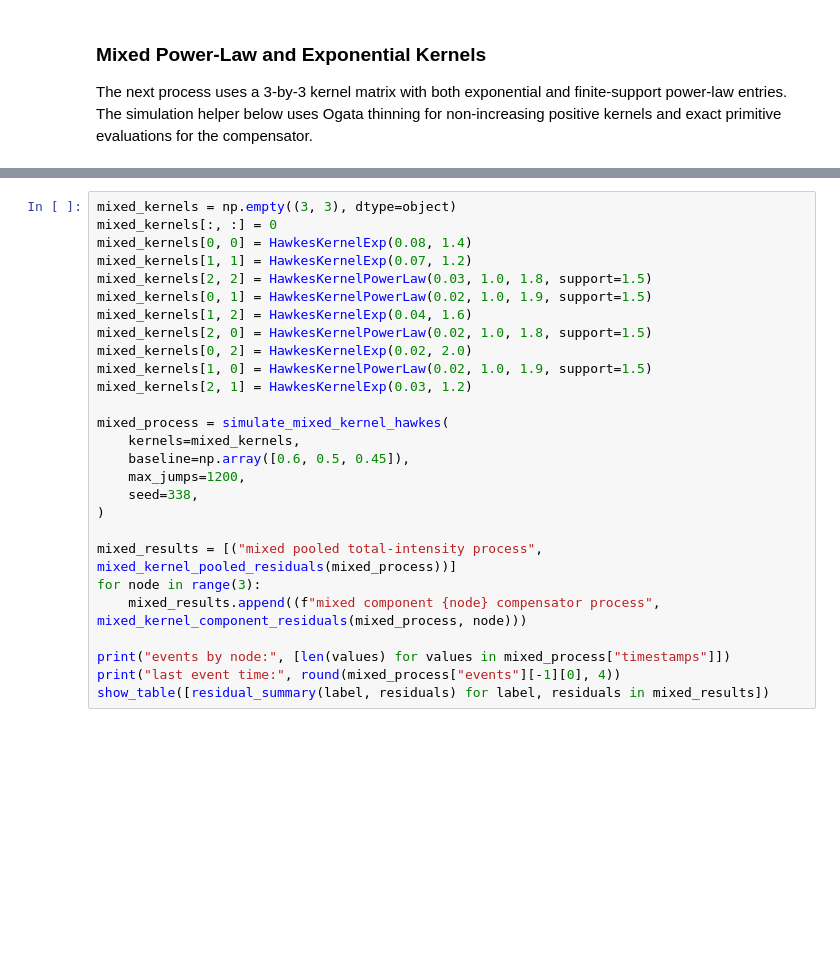
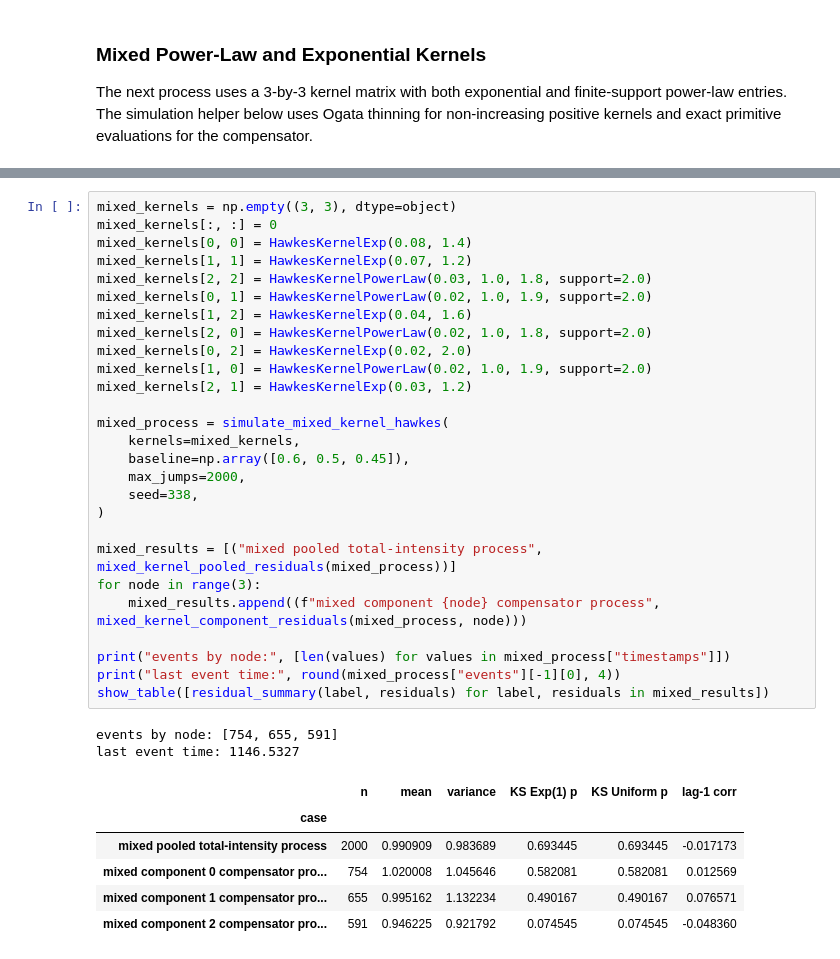
Before and after one commit to luisivanhr/tick, a Jupyter notebook: our-hawkes/examples/hawkes_time_rescaling_gof.ipynb, the cells around one changed output, grey strips where cells are left out. Saved outputs shown, nothing was run; the diff lists cells and outputs as text; blank space fills up the shorter version.

```diff
--- a/our-hawkes/examples/hawkes_time_rescaling_gof.ipynb
+++ b/our-hawkes/examples/hawkes_time_rescaling_gof.ipynb
@@ -756,30 +774,39 @@ def mixed_kernel_component_residuals(process, node):
 # %%
 mixed_kernels = np.empty((3, 3), dtype=object)
 mixed_kernels[:, :] = 0
 mixed_kernels[0, 0] = HawkesKernelExp(0.08, 1.4)
 mixed_kernels[1, 1] = HawkesKernelExp(0.07, 1.2)
-mixed_kernels[2, 2] = HawkesKernelPowerLaw(0.03, 1.0, 1.8, support=1.5)
-mixed_kernels[0, 1] = HawkesKernelPowerLaw(0.02, 1.0, 1.9, support=1.5)
+mixed_kernels[2, 2] = HawkesKernelPowerLaw(0.03, 1.0, 1.8, support=2.0)
+mixed_kernels[0, 1] = HawkesKernelPowerLaw(0.02, 1.0, 1.9, support=2.0)
 mixed_kernels[1, 2] = HawkesKernelExp(0.04, 1.6)
-mixed_kernels[2, 0] = HawkesKernelPowerLaw(0.02, 1.0, 1.8, support=1.5)
+mixed_kernels[2, 0] = HawkesKernelPowerLaw(0.02, 1.0, 1.8, support=2.0)
 mixed_kernels[0, 2] = HawkesKernelExp(0.02, 2.0)
-mixed_kernels[1, 0] = HawkesKernelPowerLaw(0.02, 1.0, 1.9, support=1.5)
+mixed_kernels[1, 0] = HawkesKernelPowerLaw(0.02, 1.0, 1.9, support=2.0)
 mixed_kernels[2, 1] = HawkesKernelExp(0.03, 1.2)
 
 mixed_process = simulate_mixed_kernel_hawkes(
     kernels=mixed_kernels,
     baseline=np.array([0.6, 0.5, 0.45]),
-    max_jumps=1200,
+    max_jumps=2000,
     seed=338,
 )
 
 mixed_results = [("mixed pooled total-intensity process", mixed_kernel_pooled_residuals(mixed_process))]
 for node in range(3):
     mixed_results.append((f"mixed component {node} compensator process", mixed_kernel_component_residuals(mixed_process, node)))
 
 print("events by node:", [len(values) for values in mixed_process["timestamps"]])
 print("last event time:", round(mixed_process["events"][-1][0], 4))
 show_table([residual_summary(label, residuals) for label, residuals in mixed_results])
+# %% [output]
+events by node: [754, 655, 591]
+last event time: 1146.5327
+|  | n | mean | variance | KS Exp(1) p | KS Uniform p | lag-1 corr |
+| case |  |  |  |  |  |  |
+| mixed pooled total-intensity process | 2000 | 0.990909 | 0.983689 | 0.693445 | 0.693445 | -0.017173 |
+| mixed component 0 compensator pro... | 754 | 1.020008 | 1.045646 | 0.582081 | 0.582081 | 0.012569 |
+| mixed component 1 compensator pro... | 655 | 0.995162 | 1.132234 | 0.490167 | 0.490167 | 0.076571 |
+| mixed component 2 compensator pro... | 591 | 0.946225 | 0.921792 | 0.074545 | 0.074545 | -0.048360 |
 # %%
 fig = plot_residual_diagnostics(
     mixed_results,
```
Also changed, not shown: parts of 12 cells of this notebook.
